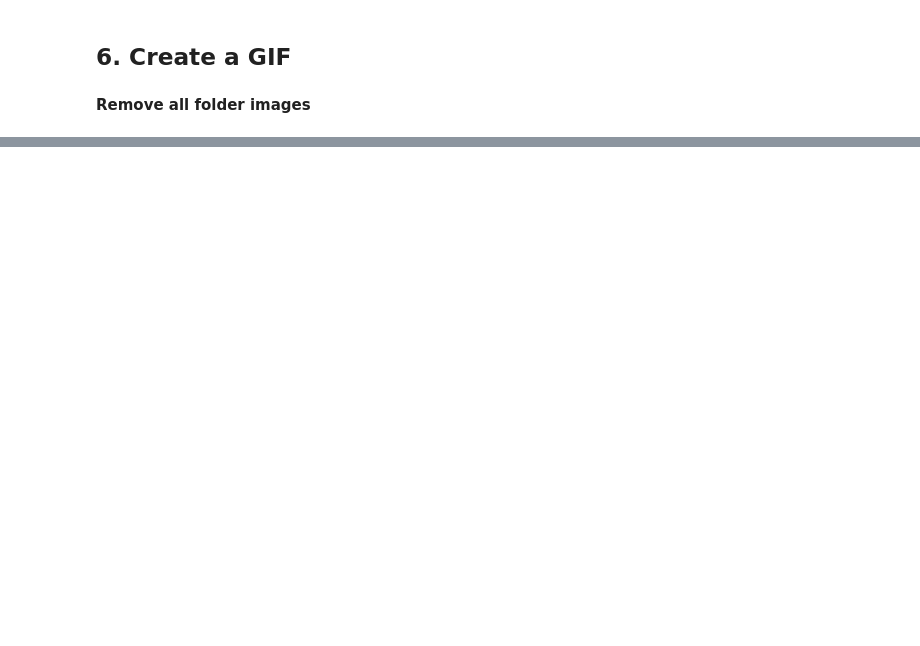
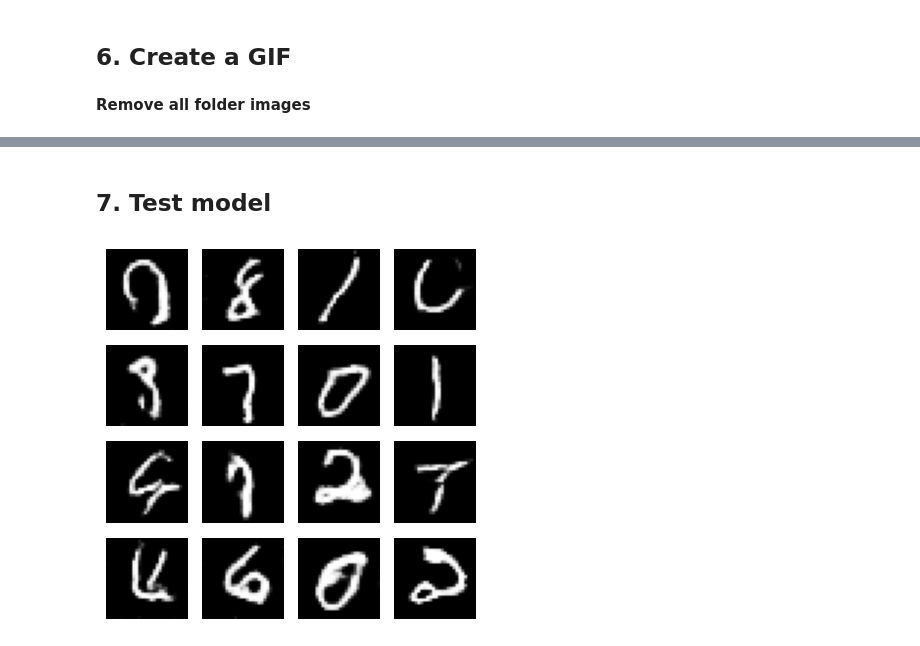
Before and after one commit to pintamonas4575/RLGAN-project-MAADM-UPM, a Jupyter notebook: RLGAN-p2-WGANGP.ipynb, the cells around one changed output, grey strips where cells are left out. Drawn from its saved outputs; the diff is of its cells as text; code cells hidden in the pictures; blank space fills up the shorter version.

```diff
--- a/RLGAN-p2-WGANGP.ipynb
+++ b/RLGAN-p2-WGANGP.ipynb
@@ -424,0 +410,29 @@ remove_all_images('results_p2/WGANGP/epochs')
+# %% [markdown]
+## **7. Test model**
+# %%
+import tensorflow as tf
+
+test_generator = tf.saved_model.load("results_p2/WGAN_GP/WGANGP-generator-model")
+test_discriminator = tf.saved_model.load("results_p2/WGAN_GP/WGANGP-discriminator-model")
+# %%
+test_num_examples_to_generate = 16
+test_noise_dim = 100
+EPOCHS = 500
+
+for counter in range(5):
+    test_noise = tf.random.normal([test_num_examples_to_generate, test_noise_dim])
+    test_generated_images: np.ndarray = test_generator(test_noise, training=False)
+
+    plt.figure(figsize=(4, 4))
+    for i in range(test_generated_images.shape[0]):
+        plt.subplot(4, 4, i+1)
+        plt.imshow(test_generated_images[i, :, :, 0] * 255, cmap="gray")
+        plt.axis("off")
+
+    plt.tight_layout()
+    plt.savefig(f"results_p2/WGANGP_{EPOCHS}_test_random_{counter+1}.png")
+    if counter == 4:
+        plt.show()
+    plt.close()
+# %% [output]
+[figure, added]
```
Also changed, not shown: parts of 16 cells of this notebook, 11 other files.
